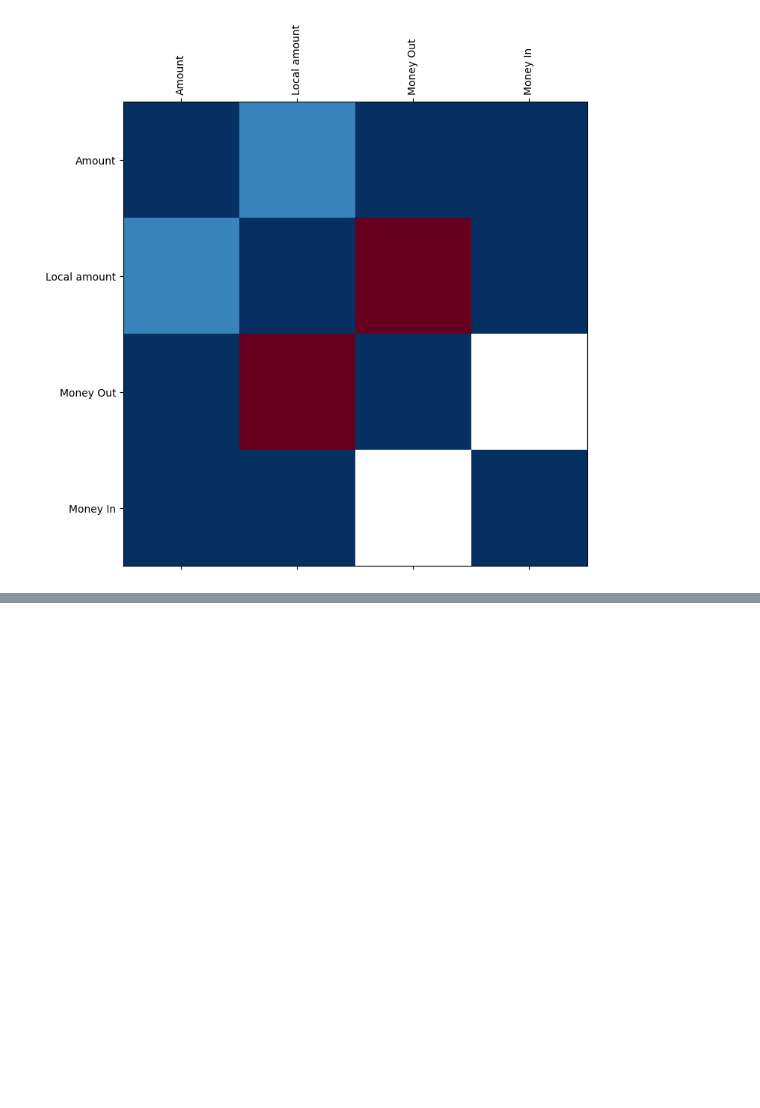
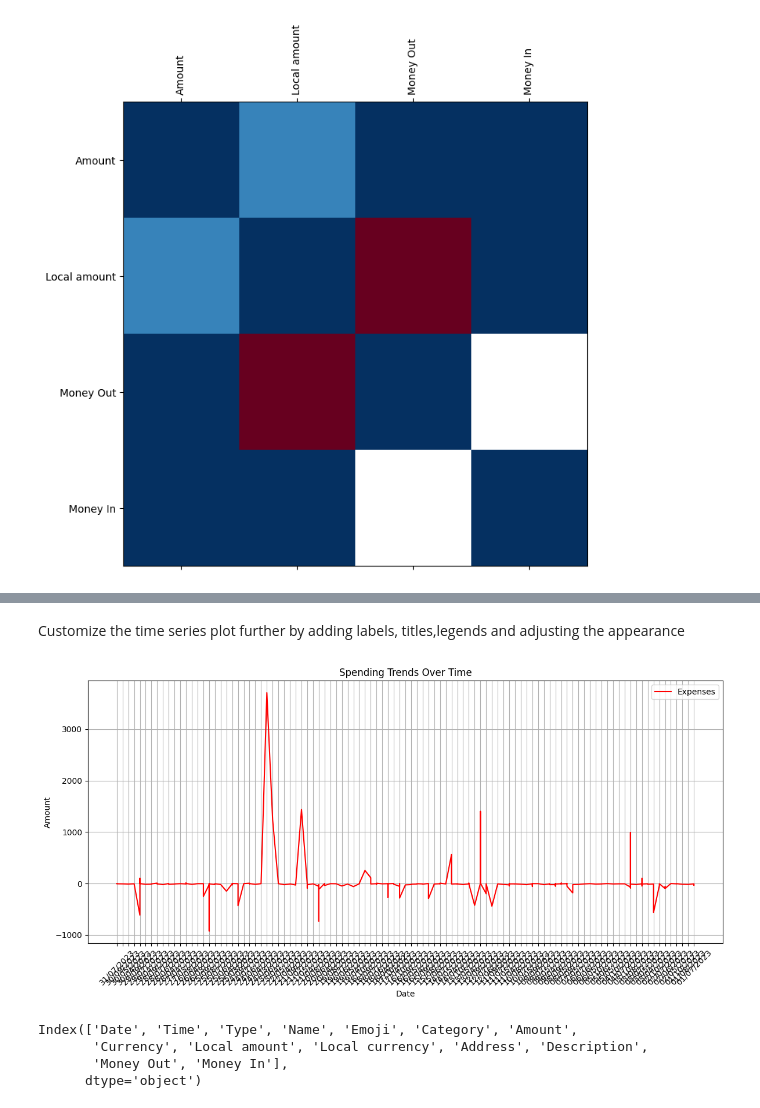
Before and after one commit to SoraBioDataSci/PortfolioDataSci, a Jupyter notebook: Project_Yearly_Expense_Analysis.ipynb, the cells around one changed output, grey strips where cells are left out. Saved outputs shown, nothing was run; the diff lists cells and outputs as text; code cells hidden in the pictures; blank space fills up the shorter version.

```diff
--- a/Project_Yearly_Expense_Analysis.ipynb
+++ b/Project_Yearly_Expense_Analysis.ipynb
@@ -131,0 +157,22 @@ plt.yticks(range(len(corr.columns)), corr.columns);
+# %% [markdown]
+Customize the time series plot further by adding labels, titles,legends and adjusting the appearance
+# %%
+plt.figure(figsize=(12, 6))
+plt.plot(data['Date'], data['Amount'], label='Expenses', color='red')
+plt.title('Spending Trends Over Time')
+plt.xlabel('Date')
+plt.ylabel('Amount')
+plt.legend()
+plt.grid(True)
+plt.xticks(rotation=45)  # Rotate x-axis labels for better readability
+plt.tight_layout()  # Ensure the labels fit within the figure
+plt.show()
+# %% [output]
+[figure, added]
+# %%
+print(data.columns)
+# %% [output]
+Index(['Date', 'Time', 'Type', 'Name', 'Emoji', 'Category', 'Amount',
+       'Currency', 'Local amount', 'Local currency', 'Address', 'Description',
+       'Money Out', 'Money In'],
+      dtype='object')
```
Also changed, not shown: parts of 35 cells of this notebook.
